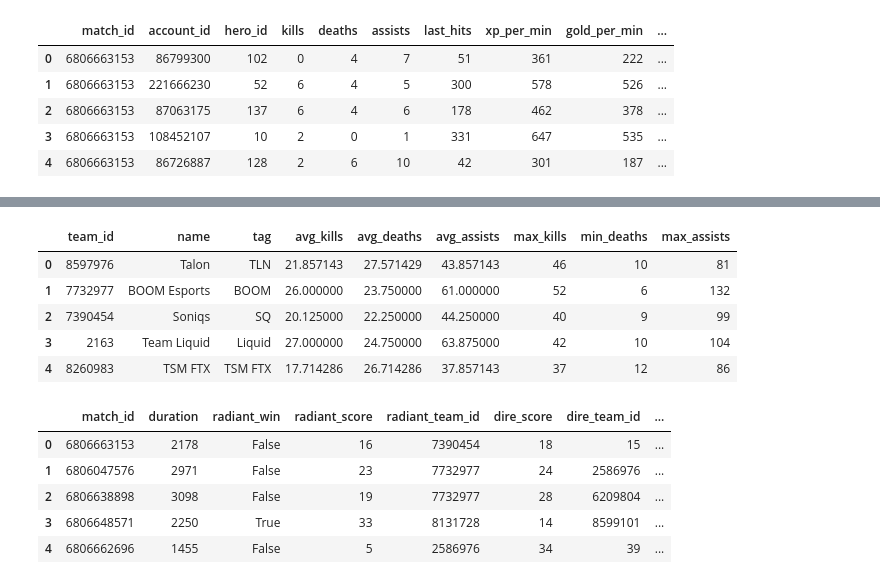
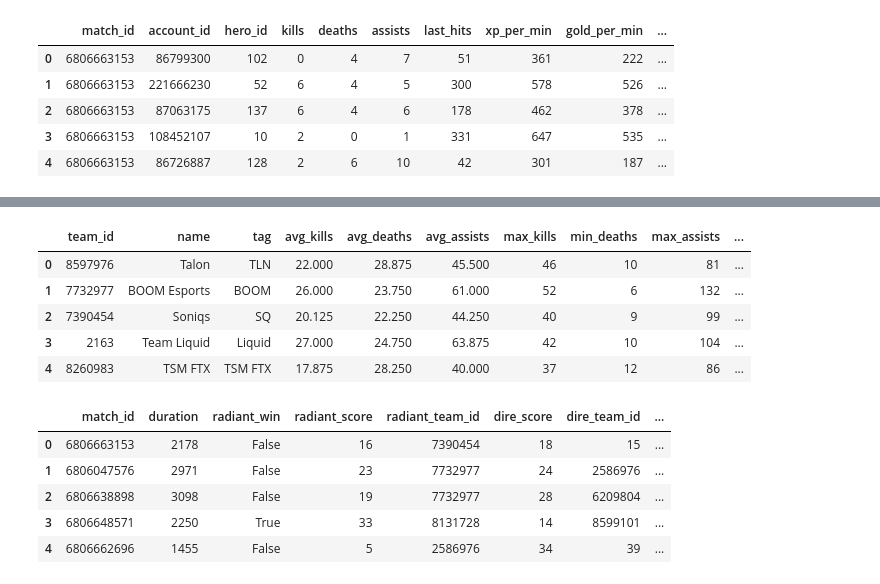
Before and after one commit to jerardalcao/ti11-predictions-tracker, a Jupyter notebook: ti11predictions.ipynb, the cells around one changed output, grey strips where cells are left out. Drawn from its saved outputs; the diff is of its cells as text; code cells hidden in the pictures.

```diff
--- a/ti11predictions.ipynb
+++ b/ti11predictions.ipynb
@@ -197,25 +196,28 @@ players_df.head()
 # %%
 ti_teams_df = ti_teams_df[['team_id','name','tag']]
 teams_stats_df = hero_stats_df.groupby(['match_id','team_id']).sum()
 team_avg_stats_df = teams_stats_df.groupby('team_id').mean()
 team_max_stats_df = teams_stats_df.groupby('team_id').max()
 team_min_stats_df = teams_stats_df.groupby('team_id').min()
 team_avg_kills
 
 ti_teams_df['avg_kills'] = ti_teams_df['team_id'].map(team_avg_stats_df['kills'])
 ti_teams_df['avg_deaths'] = ti_teams_df['team_id'].map(team_avg_stats_df['deaths'])
 ti_teams_df['avg_assists'] = ti_teams_df['team_id'].map(team_avg_stats_df['assists'])
 ti_teams_df['max_kills'] = ti_teams_df['team_id'].map(team_max_stats_df['kills'])
 ti_teams_df['min_deaths'] = ti_teams_df['team_id'].map(team_min_stats_df['deaths'])
 ti_teams_df['max_assists'] = ti_teams_df['team_id'].map(team_max_stats_df['assists'])
+
+team_unique_heroes = hero_stats_df[['team_id','hero_id']].groupby('team_id').nunique()
+ti_teams_df['unique_heroes'] = ti_teams_df['team_id'].map(team_unique_heroes['hero_id'])
 ti_teams_df.head()
 # %% [output]
-|  | team_id | name | tag | avg_kills | avg_deaths | avg_assists | max_kills | min_deaths | max_assists |
-| 0 | 8597976 | Talon | TLN | 21.857143 | 27.571429 | 43.857143 | 46 | 10 | 81 |
-| 1 | 7732977 | BOOM Esports | BOOM | 26.000000 | 23.750000 | 61.000000 | 52 | 6 | 132 |
-| 2 | 7390454 | Soniqs | SQ | 20.125000 | 22.250000 | 44.250000 | 40 | 9 | 99 |
-| 3 | 2163 | Team Liquid | Liquid | 27.000000 | 24.750000 | 63.875000 | 42 | 10 | 104 |
-| 4 | 8260983 | TSM FTX | TSM FTX | 17.714286 | 26.714286 | 37.857143 | 37 | 12 | 86 |
+|  | team_id | name | tag | avg_kills | avg_deaths | avg_assists | max_kills | min_deaths | max_assists | ... |
+| 0 | 8597976 | Talon | TLN | 22.000 | 28.875 | 45.500 | 46 | 10 | 81 | ... |
+| 1 | 7732977 | BOOM Esports | BOOM | 26.000 | 23.750 | 61.000 | 52 | 6 | 132 | ... |
+| 2 | 7390454 | Soniqs | SQ | 20.125 | 22.250 | 44.250 | 40 | 9 | 99 | ... |
+| 3 | 2163 | Team Liquid | Liquid | 27.000 | 24.750 | 63.875 | 42 | 10 | 104 | ... |
+| 4 | 8260983 | TSM FTX | TSM FTX | 17.875 | 28.250 | 40.000 | 37 | 12 | 86 | ... |
 # %%
 def get_matchwinner(row):
     if row['radiant_win'] == True:
```
Also changed, not shown: parts of 18 cells of this notebook, 8 other files.
